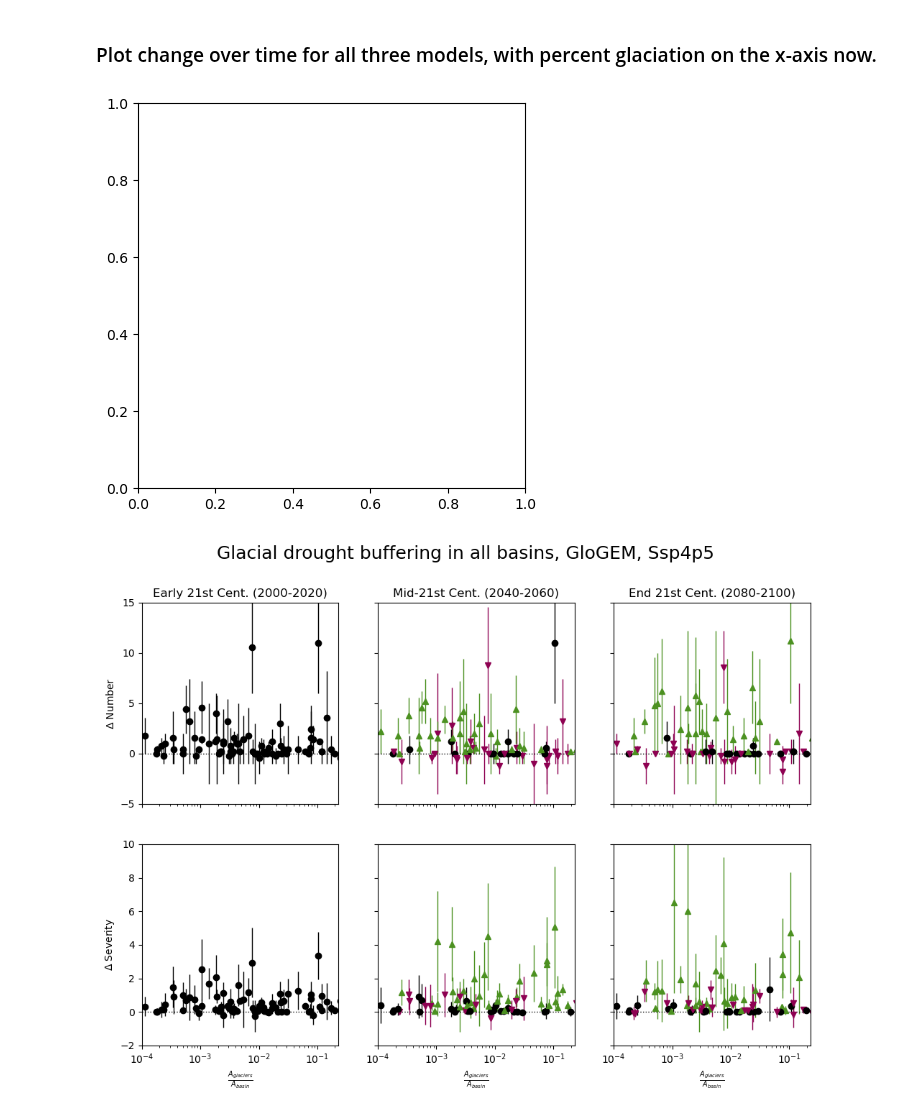
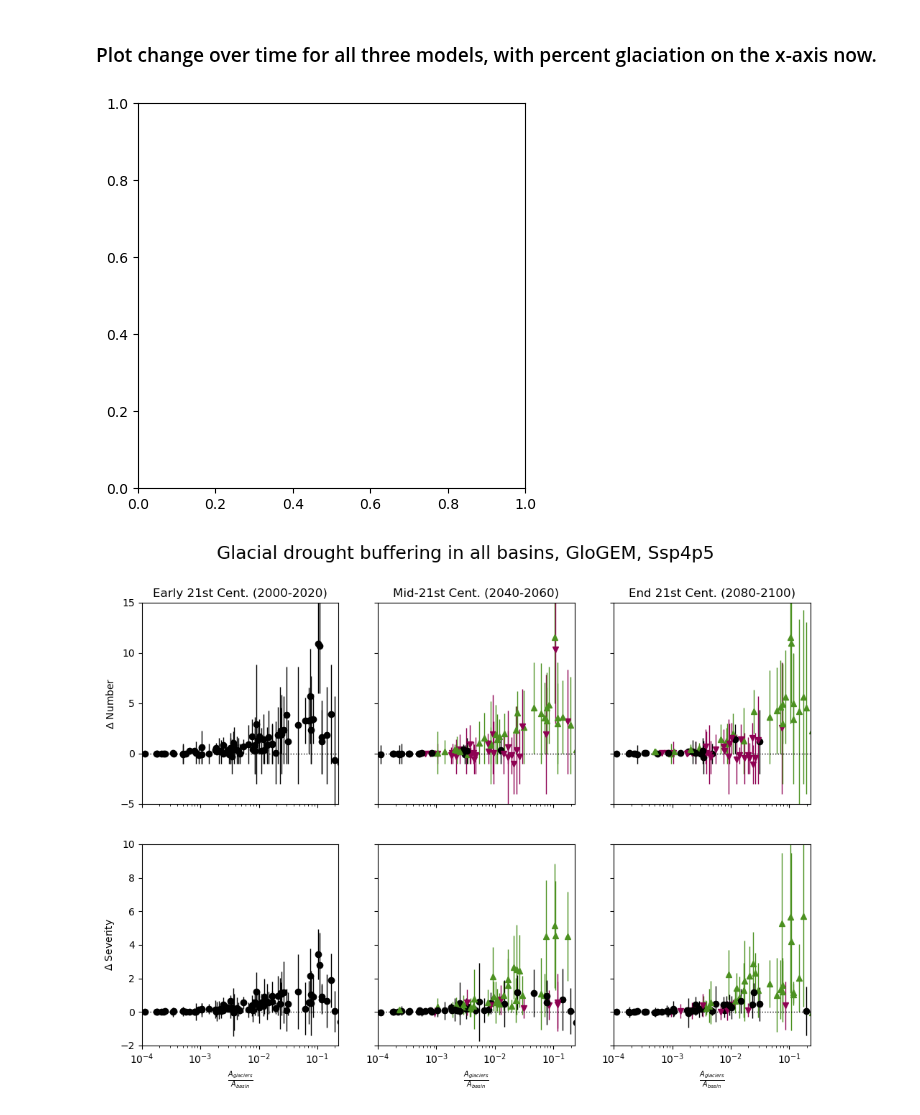
Before and after one commit to ehultee/glacial-SPEI, a Jupyter notebook: 20231109-multi_GEM-drought_stats.ipynb, the cells around one changed output. Saved outputs shown, nothing was run; the diff lists cells and outputs as text; code cells hidden in the pictures.

Commit message:
Read in full set of 11 GCMs
Update read-in to correct basin order and use full set of 11 GCM output. Results for each GEM now comparable to ESD results.

```diff
--- a/20231109-multi_GEM-drought_stats.ipynb
+++ b/20231109-multi_GEM-drought_stats.ipynb
@@ -70,16 +97,17 @@ sum(np.isnan(SPEI_by_GEM['GloGEM']['BCC.BCC-CSM2-MR']['NRunoff'][9]))
 # %% [markdown]
 In the original `SPEI-analysis.ipynb`, we use `gSPEI.sort_models_to_basins` to organize by basin.  Here we have a different subset of basins to analyze...so we're doin' it live.
 # %%
+## revised 19 Aug 24 -- corrected basin loop to basin_name_list instead of basins_all
 import pandas as pd
 
 SPEI_basin_sorted_GEM_raw = {g: {} for g in gmodels}
 for g in gmodels:
-    SPEI_by_basin = {b: {} for b in basin_names} # create dictionary indexed by basin name
-    for i, b in enumerate(basins_all):
+    SPEI_by_basin = {b: {} for b in basin_name_list} # create dictionary indexed by basin name
+    for i, b in enumerate(basin_name_list):
         SPEI_by_basin[b] = {case: {} for case in cases}
         for case in cases:
             tempdict = {}
-            for m in modelnames_provis:
+            for m in modelnames:
                 tempdict[m] = SPEI_by_GEM[g][m][case][i] # pull data from SPEI_by_model dicts into this new dict
             SPEI_by_basin[b][case] = pd.DataFrame.from_dict(tempdict)
     SPEI_basin_sorted_GEM_raw[g] = SPEI_by_basin
@@ -101,16 +129,16 @@ Here we will use the early century 2000-2020 as a reference period.  We set up a
 basin_stats_bymodel_early = {g:
                             {m:
                              {b: gSPEI.basin_summary_stats(SPEI_basin_sorted_GEM[g], basin_name=b, modelnames=[m], period=(2000,2020)) for b in basin_names}
-                             for m in modelnames_provis}
+                             for m in modelnames}
                             for g in gmodels}
 basin_stats_bymodel_midC = {g:
                             {m:
                             {b: gSPEI.basin_summary_stats(SPEI_basin_sorted_GEM[g], basin_name=b, modelnames=[m], period=(2040,2060)) for b in basin_names}
-                             for m in modelnames_provis}
+                             for m in modelnames}
                             for g in gmodels}
 
 basin_stats_bymodel_endC = {g:
                             {m: {b: gSPEI.basin_summary_stats(SPEI_basin_sorted_GEM[g], basin_name=b, modelnames=[m], period=(2080,2100)) for b in basin_names}
-                             for m in modelnames_provis}
+                             for m in modelnames}
                             for g in gmodels}
 # %%
@@ -482,7 +212,7 @@ for increment in range(len(gmodels)):
 
         vol = initial_vols.loc[b,test_GEM]
 
-        for m in modelnames_provis:
+        for m in modelnames:
             number_b.append(basin_stats_bymodel_early[test_GEM][m][b][0][1]
                             -basin_stats_bymodel_early[test_GEM][m][b][0][0])
             number_midC.append(basin_stats_bymodel_midC[test_GEM][m][b][0][1]
@@ -610,7 +340,7 @@ for this_GEM, c in zip(gmodels, colorcode):
         # vol = initial_vols.loc[b,test_GEM]
         pg = percent_glaciated.loc[b]
 
-        for m in modelnames_provis:
+        for m in modelnames:
             number_b.append(basin_stats_bymodel_early[test_GEM][m][b][0][1]
                             -basin_stats_bymodel_early[test_GEM][m][b][0][0])
             number_midC.append(basin_stats_bymodel_midC[test_GEM][m][b][0][1]
@@ -692,7 +422,7 @@ for test_GEM, c in zip(gmodels, colorcode):
         severity_midC = []
         severity_endC = []
 
-        for m in modelnames_provis:
+        for m in modelnames:
             number_b.append(basin_stats_bymodel_early[test_GEM][m][b][0][1]
                             -basin_stats_bymodel_early[test_GEM][m][b][0][0])
             number_midC.append(basin_stats_bymodel_midC[test_GEM][m][b][0][1]
@@ -760,31 +490,31 @@ for test_GEM, c in zip(gmodels, colorcode):
                      yerr=np.asarray(np.nanmean(number_midC)-np.nanmin(number_midC), np.nanmax(number_midC)-np.nanmean(number_midC)).transpose(),
                      color=midC_color_n, marker=midC_marker_n, lw=1.0)
         ax8.errorbar(pg, np.nanmean(severity_midC),
                      yerr=np.asarray(np.nanmean(severity_midC)-np.nanmin(severity_midC), np.nanmax(severity_midC)-np.nanmean(severity_midC)).transpose(),
                      color=midC_color_s, marker=midC_marker_s, lw=1.0)
         ## Third column: end of century
         ax3.errorbar(pg, np.nanmean(number_endC),
                      yerr=np.asarray(np.nanmean(number_endC)-np.nanmin(number_endC), np.nanmax(number_endC)-np.nanmean(number_endC)).transpose(),
                      color=endC_color_n, marker=endC_marker_n, lw=1.0)
         ax9.errorbar(pg, np.nanmean(severity_endC),
                      yerr=np.asarray(np.nanmean(severity_endC)-np.nanmin(severity_endC), np.nanmax(severity_endC)-np.nanmean(severity_endC)).transpose(),
                      color=endC_color_s, marker=endC_marker_s, lw=1.0)
 
     ax1.set(ylabel=r'$\Delta$ Number', title='Early 21st Cent. (2000-2020)',
            ylim=(-5,15), yticks=(-5, 0, 5, 10,15))
     ax2.set(title='Mid-21st Cent. (2040-2060)')
     ax3.set(title='End 21st Cent. (2080-2100)')
     ax7.set(ylabel=r'$\Delta$ Severity',
             xlabel=r'$\frac{A_{glaciers}}{A_{basin}}$',
            ylim=(-2,10), yticks=(-2, 0, 2, 4, 6, 8, 10))
     ax8.set(xlabel=r'$\frac{A_{glaciers}}{A_{basin}}$')
     ax9.set(xlabel=r'$\frac{A_{glaciers}}{A_{basin}}$')
     for ax in (ax1,ax2,ax3,
                ax7,ax8,ax9):
         ax.axhline(0, ls=':', lw=1.0, color='k')
         ax.set(xscale='log', xlim=(1E-4, 0.23))
     fig3.suptitle('Glacial drought buffering in all basins, {}, {}'.format(test_GEM, scen), fontsize=18)
     plt.savefig('/Users/Lizz/Desktop/{}-drought_buffering_timeslices-{}_{}'.format(datetime.date.today(), test_GEM, scen))
 # %% [output]
 [figure]
-[figure, old version]
+[figure, new version]
```
Also changed, not shown: parts of 23 cells of this notebook.
